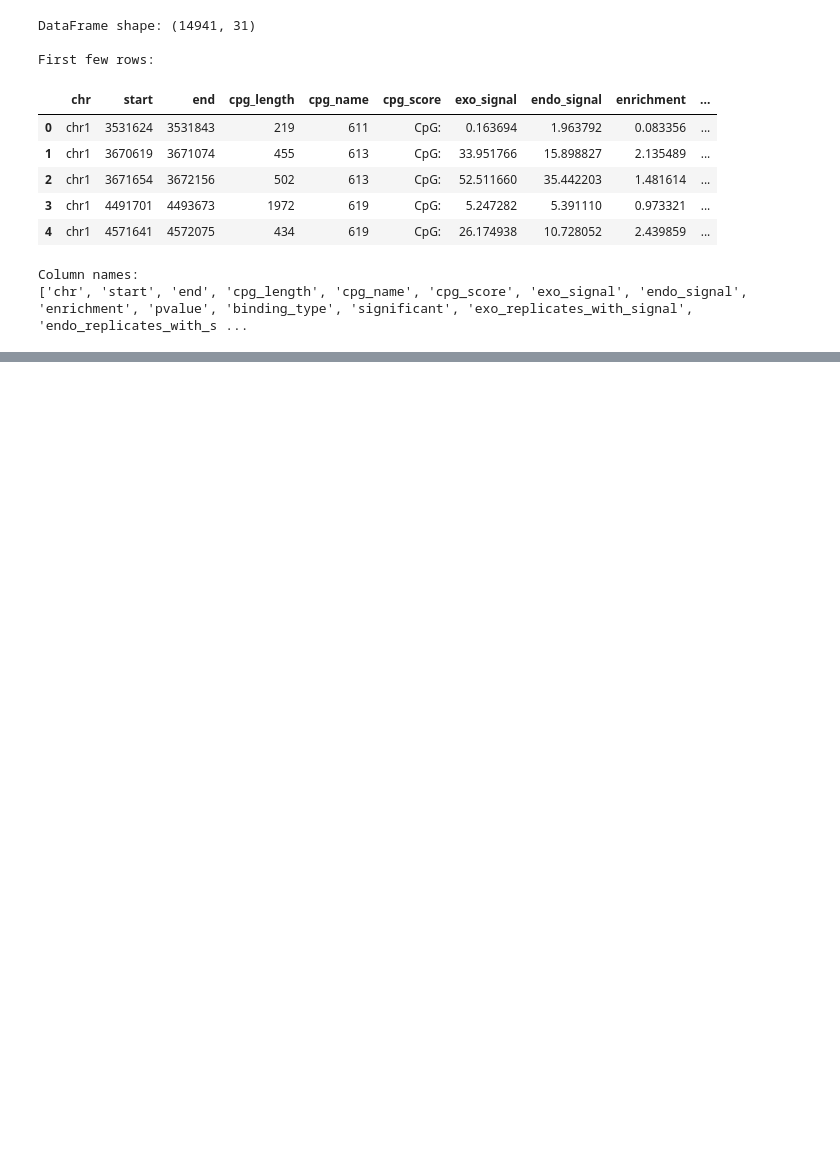
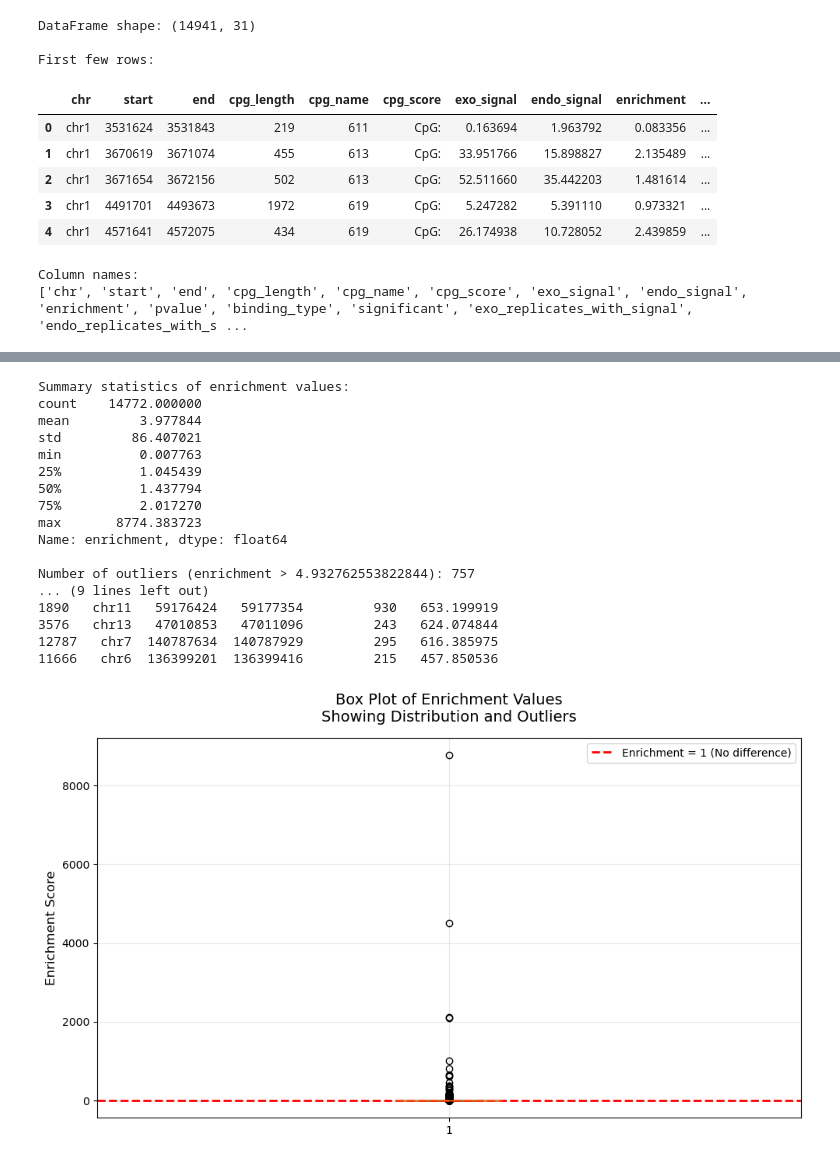
Before and after one commit to michal7kw/SRF_MeCP2_CUTandTAG, a Jupyter notebook: iterative_alternative/code7_cpg_enrichment/nsc/no_dedup/individual_samples/broad/across_cpgs_bw_signal_1_rep/Enrichment_analysis.ipynb, the cells around one changed output, grey strips where cells are left out. Drawn from its saved outputs; the diff is of its cells as text; code cells hidden in the pictures; blank space fills up the shorter version.

```diff
--- a/iterative_alternative/code7_cpg_enrichment/nsc/no_dedup/individual_samples/broad/across_cpgs_bw_signal_1_rep/Enrichment_analysis.ipynb
+++ b/iterative_alternative/code7_cpg_enrichment/nsc/no_dedup/individual_samples/broad/across_cpgs_bw_signal_1_rep/Enrichment_analysis.ipynb
@@ -31,0 +121,50 @@ Column names:
+# %%
+# Print summary statistics of enrichment values
+print("Summary statistics of enrichment values:")
+print(both_df['enrichment'].describe())
+
+# Find outliers (values > range_max)
+outliers_df = both_df[both_df['enrichment'] > range_max].copy()
+outliers_df = outliers_df.sort_values('enrichment', ascending=False)
+
+print(f"\nNumber of outliers (enrichment > {range_max}):", len(outliers_df))
+print("\nTop 10 outliers by enrichment value:")
+print(outliers_df[['chr', 'start', 'end', 'cpg_length', 'enrichment']].head(10))
+
+# Create box plot to visualize distribution and outliers
+plt.figure(figsize=(10, 6))
+# The whis parameter controls the whisker length in the boxplot
+# whis=factor means whiskers extend to points within factor * IQR of Q1/Q3
+# Points beyond the whiskers are considered outliers and plotted individually
+plt.boxplot(both_df['enrichment'], whis=factor)
+plt.ylabel('Enrichment Score', fontsize=12)
+plt.title('Box Plot of Enrichment Values\nShowing Distribution and Outliers',
+          fontsize=14, pad=15)
+plt.grid(True, alpha=0.3)
+
+# Add horizontal line at enrichment = 1
+plt.axhline(y=1, color='red', linestyle='--', linewidth=2,
+            label='Enrichment = 1 (No difference)')
+
+plt.legend()
+plt.tight_layout()
+plt.show()
+# %% [output]
+Summary statistics of enrichment values:
+count    14772.000000
+mean         3.977844
+std         86.407021
+min          0.007763
+25%          1.045439
+50%          1.437794
+75%          2.017270
+max       8774.383723
+Name: enrichment, dtype: float64
+
+Number of outliers (enrichment > 4.932762553822844): 757
+... (9 lines left out)
+1890   chr11   59176424   59177354         930   653.199919
+3576   chr13   47010853   47011096         243   624.074844
+12787   chr7  140787634  140787929         295   616.385975
+11666   chr6  136399201  136399416         215   457.850536
+[figure, added]
```
Also changed, not shown: parts of 7 cells of this notebook, 4 other files.
